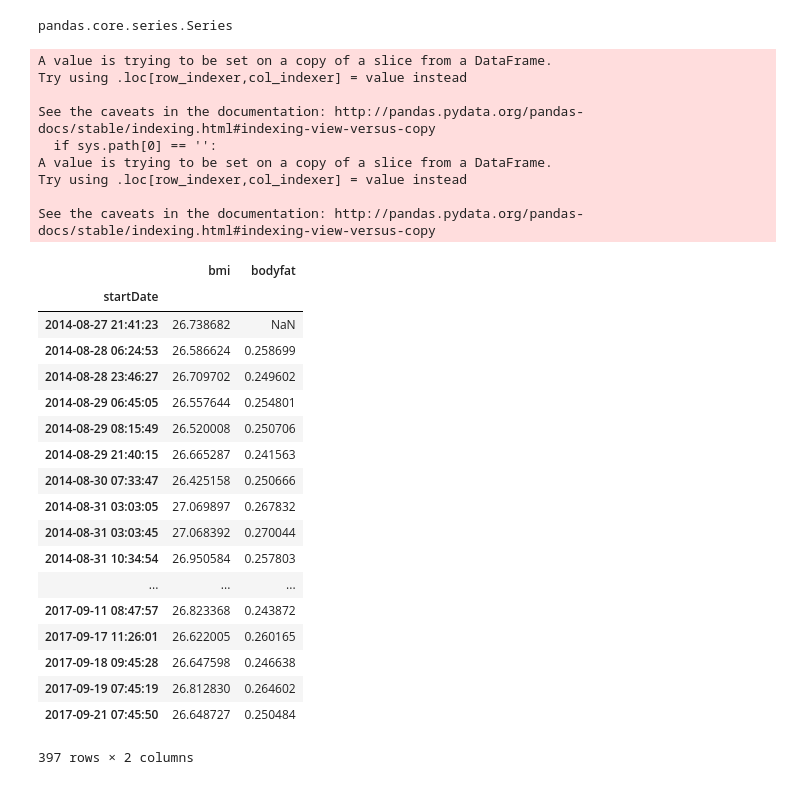
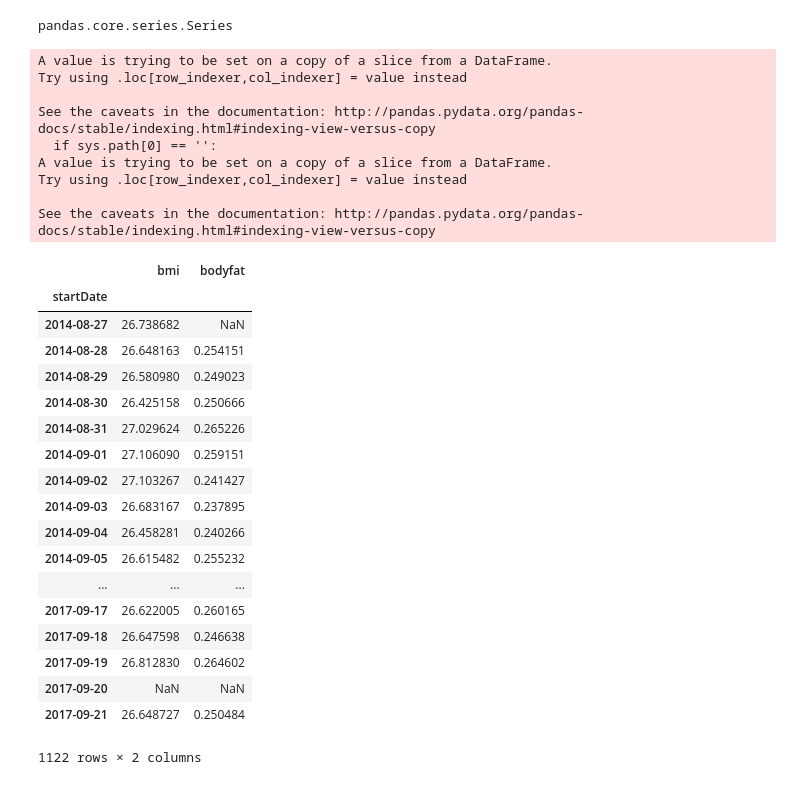
Before and after one commit to OngoDSS/Notebooks, a Jupyter notebook: sebastian_ongo.ipynb, the cells around one changed output. Saved outputs shown, nothing was run; the diff lists cells and outputs as text; code cells hidden in the pictures.

```diff
--- a/sebastian_ongo.ipynb
+++ b/sebastian_ongo.ipynb
@@ -13,0 +11,19 @@ data_workout = pd.read_csv('C:/ongo/DataWorkoutRun__201709211532.csv')
+# %%
+data_sample = pd.read_csv('C:/ongo/DataSample__201709211530.csv')
+types = data_sample['type'].unique()
+types
+
+for t in types:
+    f = lambda x: int(x.replace(',',''))
+    # checks if the values contain decimal points, and uses a float conversion if so
+    for v in data_sample.loc[data_sample['type'] == t, 'value'].head():
+        if '.' in v:
+            f = lambda x: float(x.replace(',',''))
+            break
+    data_sample.loc[data_sample['type'] == t, 'value'] = data_sample.loc[data_sample['type'] == t, 'value'].map(f)
+for col in ['startDate', 'endDate', 'createdAt', 'updatedAt']:
+    data_sample[col] = pd.to_datetime(data_sample[col], format='%Y-%m-%d %X')
+to_tdelta = lambda row: row['endDate'] - row['startDate']
+data_sample['duration'] = data_sample.apply(to_tdelta, axis=1)
+data_sample['day_of_week'] = data_sample['startDate'].dt.dayofweek
+data_sample.head() #0 - 6 is monday - sunday
@@ -27,52 +50,52 @@ bmi = data_sample[data_sample['type'] == 'health-bmi']
 bodyfat = data_sample[data_sample['type'] == 'health-body-fat']
 
 
 bmi.index = bmi['startDate']
 bodyfat.index = bodyfat['startDate']
 
 
 bmi['value'] = pd.to_numeric(bmi['value'])
 bmi = bmi.loc[:,'value']
-#bmi = bmi.resample('W').mean()
+bmi = bmi.resample('D').mean()
 
 
 bodyfat['value'] = pd.to_numeric(bodyfat['value'])
 bodyfat = bodyfat.loc[:,'value']
-#bodyfat = bodyfat.resample('W').mean()
+bodyfat = bodyfat.resample('D').mean()
 
 bmi = bmi.to_frame('bmi')
 bmi['bodyfat'] = bodyfat
 
 bmi
 # %% [output]
 A value is trying to be set on a copy of a slice from a DataFrame.
 Try using .loc[row_indexer,col_indexer] = value instead
 
 See the caveats in the documentation: http://pandas.pydata.org/pandas-docs/stable/indexing.html#indexing-view-versus-copy
   if sys.path[0] == '':
 A value is trying to be set on a copy of a slice from a DataFrame.
 Try using .loc[row_indexer,col_indexer] = value instead
 
 See the caveats in the documentation: http://pandas.pydata.org/pandas-docs/stable/indexing.html#indexing-view-versus-copy
 |  | bmi | bodyfat |
 | startDate |  |  |
-| 2014-08-27 21:41:23 | 26.738682 | NaN |
-| 2014-08-28 06:24:53 | 26.586624 | 0.258699 |
-| 2014-08-28 23:46:27 | 26.709702 | 0.249602 |
-| 2014-08-29 06:45:05 | 26.557644 | 0.254801 |
-| 2014-08-29 08:15:49 | 26.520008 | 0.250706 |
-| 2014-08-29 21:40:15 | 26.665287 | 0.241563 |
-| 2014-08-30 07:33:47 | 26.425158 | 0.250666 |
-| 2014-08-31 03:03:05 | 27.069897 | 0.267832 |
-| 2014-08-31 03:03:45 | 27.068392 | 0.270044 |
-| 2014-08-31 10:34:54 | 26.950584 | 0.257803 |
+| 2014-08-27 | 26.738682 | NaN |
+| 2014-08-28 | 26.648163 | 0.254151 |
+| 2014-08-29 | 26.580980 | 0.249023 |
+| 2014-08-30 | 26.425158 | 0.250666 |
+| 2014-08-31 | 27.029624 | 0.265226 |
+| 2014-09-01 | 27.106090 | 0.259151 |
+| 2014-09-02 | 27.103267 | 0.241427 |
+| 2014-09-03 | 26.683167 | 0.237895 |
+| 2014-09-04 | 26.458281 | 0.240266 |
+| 2014-09-05 | 26.615482 | 0.255232 |
 | ... | ... | ... |
-| 2017-09-11 08:47:57 | 26.823368 | 0.243872 |
-| 2017-09-17 11:26:01 | 26.622005 | 0.260165 |
-| 2017-09-18 09:45:28 | 26.647598 | 0.246638 |
-| 2017-09-19 07:45:19 | 26.812830 | 0.264602 |
-| 2017-09-21 07:45:50 | 26.648727 | 0.250484 |
+| 2017-09-17 | 26.622005 | 0.260165 |
+| 2017-09-18 | 26.647598 | 0.246638 |
+| 2017-09-19 | 26.812830 | 0.264602 |
+| 2017-09-20 | NaN | NaN |
+| 2017-09-21 | 26.648727 | 0.250484 |
-397 rows × 2 columns
+1122 rows × 2 columns
 # %%
 corr_linear = bmi['bmi'].corr(bmi['bodyfat'])
 corr_linear
```
Also changed, not shown: parts of 9 cells of this notebook, 1 other file.
